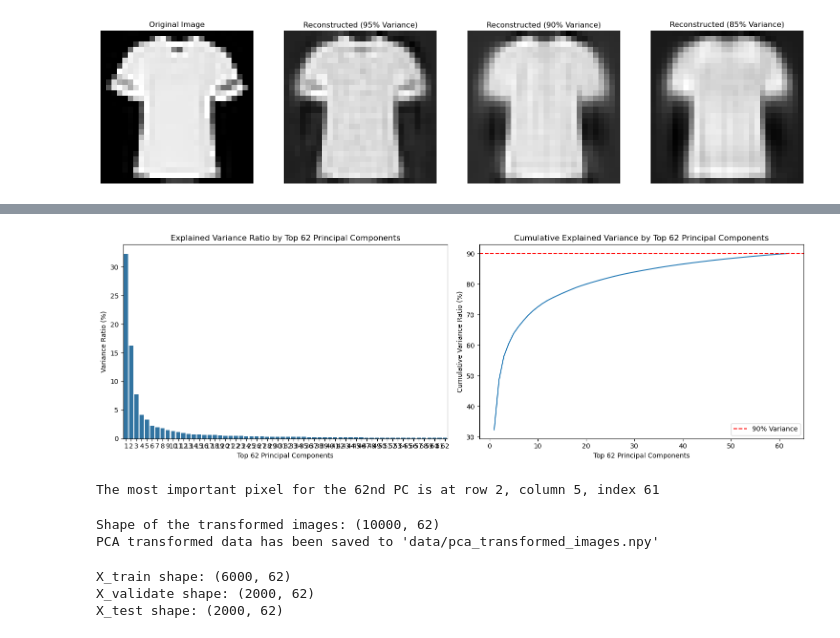
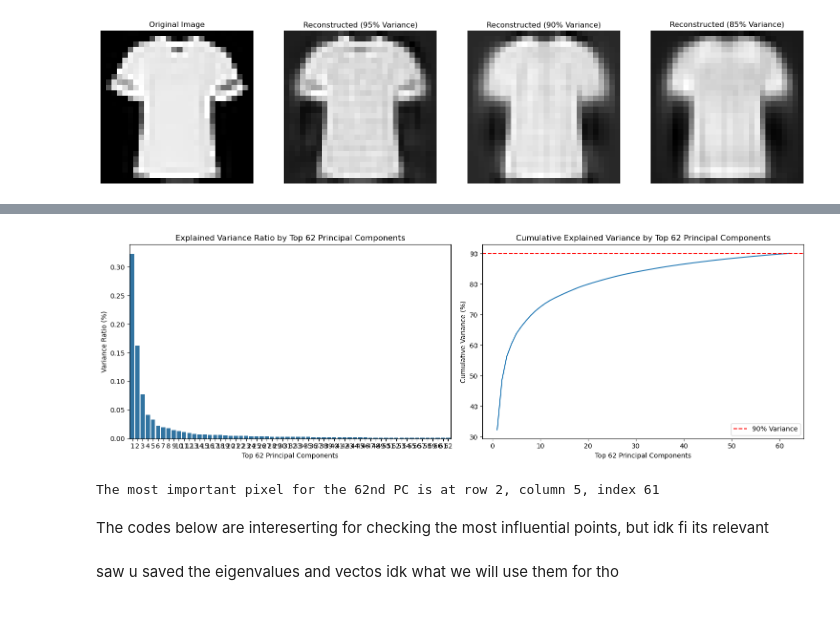
Before and after one commit to LJONeill/JustTwo, a Jupyter notebook: exploratory_data_analysis_visualisation.ipynb, the cells around one changed output, grey strips where cells are left out. Drawn from its saved outputs; the diff is of its cells as text; code cells hidden in the pictures.

```diff
--- a/exploratory_data_analysis_visualisation.ipynb
+++ b/exploratory_data_analysis_visualisation.ipynb
@@ -353,32 +341,32 @@ plt.show()
 # %%
 # Step 1: Extract the explained variance ratio for the top 62 PCs
-top_62_explained_variance_ratio = explained_variance_ratio[:62]
+n_components_90 = 62  # Number of components explaining ~90% variance
+top_62_explained_variance_ratio = pca_with_threshold.explained_variance_ratio_[:n_components_90]
 
-# Step 2: Compute cumulative variance for top 62 PCs
-cumulative_variance_top62 = np.cumsum(top_62_explained_variance_ratio)
-
+# Step 2: Compute cumulative variance for the top 62 PCs
+cumulative_variance_top62 = np.cumsum(top_62_explained_variance_ratio) * 100  # Convert to percentage
 
 # Step 3: Plot the explained variance ratio and cumulative explained variance
 fig, axes = plt.subplots(1, 2, figsize=(15, 5))
 
 # Explained Variance Ratio for Top 62 PCs
-sns.barplot(x=range(1, 63), y=top_62_explained_variance_ratio, ax=axes[0])
+sns.barplot(x=range(1, n_components_90 + 1), y=top_62_explained_variance_ratio, ax=axes[0])
 axes[0].set_title('Explained Variance Ratio by Top 62 Principal Components')
 axes[0].set_xlabel('Top 62 Principal Components')
 axes[0].set_ylabel('Variance Ratio (%)')
 
 # Cumulative Explained Variance for Top 62 PCs
-sns.lineplot(x=range(1, 63), y=cumulative_variance_top62, ax=axes[1])
+sns.lineplot(x=range(1, n_components_90 + 1), y=cumulative_variance_top62, ax=axes[1])
 axes[1].set_title('Cumulative Explained Variance by Top 62 Principal Components')
 axes[1].set_xlabel('Top 62 Principal Components')
-axes[1].set_ylabel('Cumulative Variance Ratio (%)')
+axes[1].set_ylabel('Cumulative Variance (%)')
 axes[1].axhline(y=90, color='r', linestyle='--', label='90% Variance')
 axes[1].legend()
 
 plt.tight_layout()
 plt.show()
 # %% [output]
-[figure, old version]
+[figure, new version]
 # %%
 # Step 1: Fit PCA with 62 components (maximum possible for this dataset)
 pca62 = PCA(n_components=62)
@@ -418,39 +387,0 @@ def number_of_components(variance_threshold, explained_variance_ratio=explained_
-# %%
-# First, determine the number of components for the 90% variance threshold
-n_components_90 = number_of_components(90)
-
-# Apply PCA with the determined number of components
-pca_with_threshold = PCA(n_components=n_components_90)
-transformed_images = pca_with_threshold.fit_transform(X_train_full)  # Assuming X_train_full is defined
-
-print("Shape of the transformed images:", transformed_images.shape)
-
-# Ensure the folder 'data' exists, create it if it doesn't
-output_folder = 'data'
-os.makedirs(output_folder, exist_ok=True)  # This ensures the folder is created if it doesn't exist
-
-# Save the PCA transformed data to the 'data' folder
-output_file = os.path.join(output_folder, 'pca_transformed_images.npy')  # Path to save the file
-np.save(output_file, transformed_images)  # Save to the file
-print(f"PCA transformed data has been saved to '{output_file}'")
-# %% [output]
-Shape of the transformed images: (10000, 62)
-PCA transformed data has been saved to 'data/pca_transformed_images.npy'
-# %%
-# Perform train-validation-test split (20% validation, 20% test)
-X_train, X_temp, Y_train, Y_temp = train_test_split(
-    transformed_images, array_the_classes, test_size=0.4, random_state=43, stratify=array_the_classes
-)
-
-# Further split the temporary set into validation and test sets (50% each from 40% total)
-X_validate, X_test, Y_validate, Y_test = train_test_split(
-    X_temp, Y_temp, test_size=0.5, random_state=43, stratify=Y_temp
-)
-
-print(f"X_train shape: {X_train.shape}")
-print(f"X_validate shape: {X_validate.shape}")
-print(f"X_test shape: {X_test.shape}")
-# %% [output]
-X_train shape: (6000, 62)
-X_validate shape: (2000, 62)
-X_test shape: (2000, 62)
@@ -468,0 +388,2 @@ np.save(os.path.join(output_folder, 'Y_test.npy'), Y_test)
+# %% [markdown]
+The codes below are intereserting for checking the most influential points, but idk fi its relevant
@@ -468,0 +443,2 @@ np.save(os.path.join(output_folder, 'Y_test.npy'), Y_test)
+# %% [markdown]
+saw u saved the eigenvalues and vectos idk what we will use them for tho
```
Also changed, not shown: parts of 39 cells of this notebook, 8 other files.
